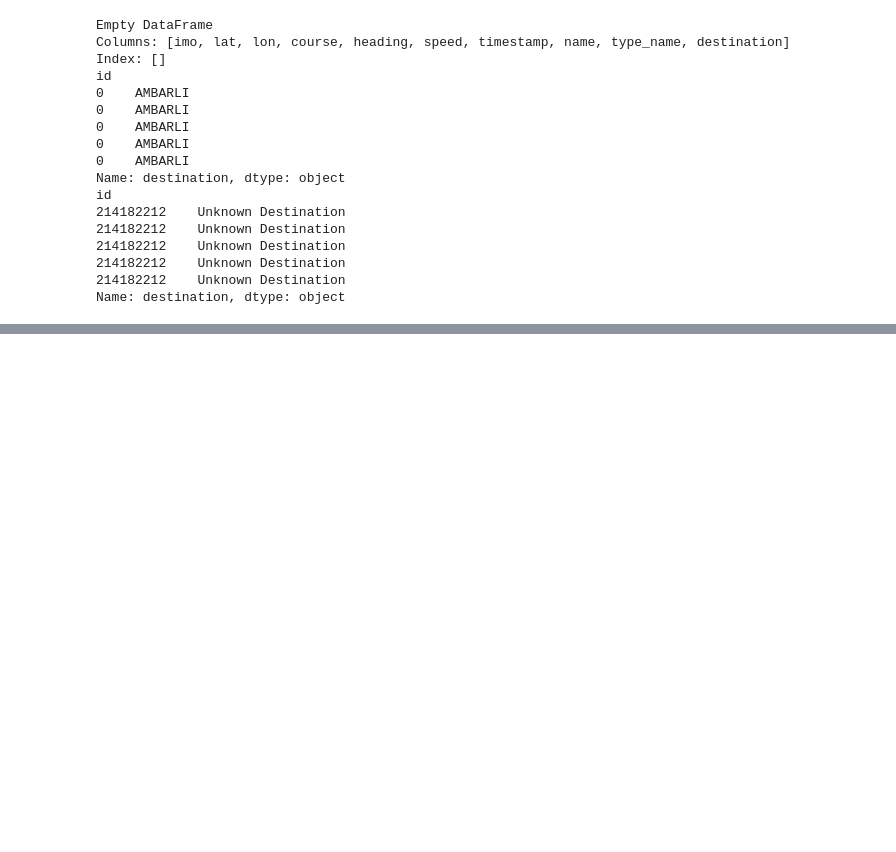
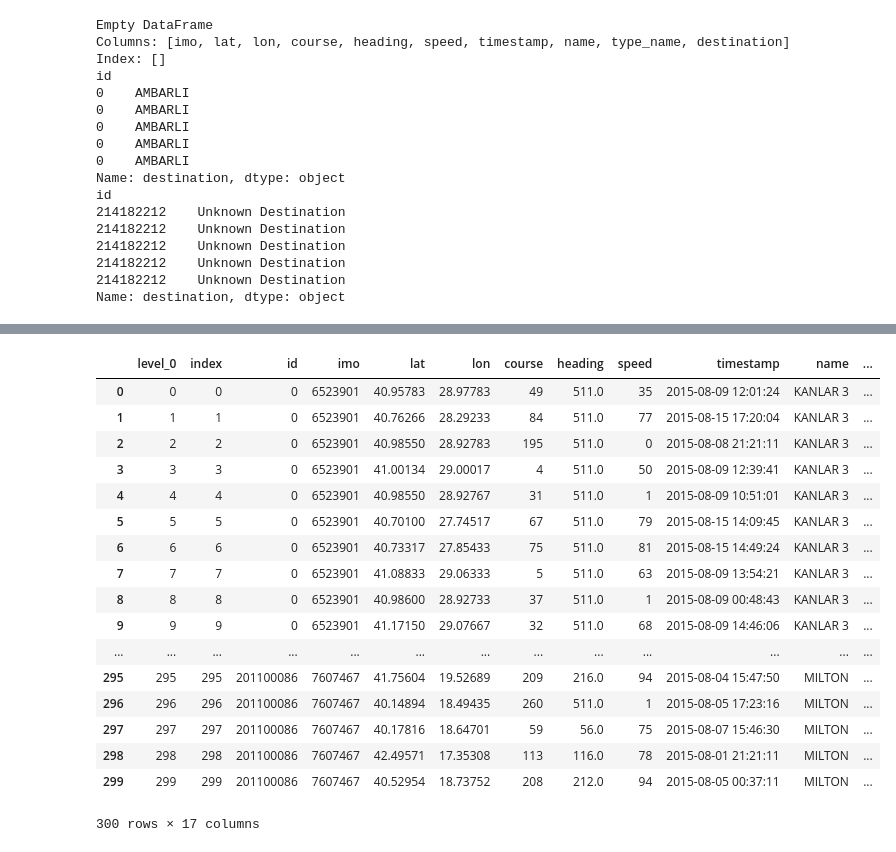
Before and after one commit to chara-b/shipstracking, a Jupyter notebook: Untitled.ipynb, the cells around one changed output, grey strips where cells are left out. Cells and saved outputs as stored; diff of their text form; code cells hidden in the pictures; blank space fills up the shorter version.

```diff
--- a/Untitled.ipynb
+++ b/Untitled.ipynb
@@ -81,7 +81,8 @@ null_destination # true or false
 # %% [output]
 True
 # %%
-values = {'heading': 'Unknown Heading', 'destination': 'Unknown Destination'}
+#values = {'heading': 'Unknown Heading', 'destination': 'Unknown Destination'}
+values = {'destination': 'Unknown Destination'}
 df = df.fillna(value=values) # fill nans of only the heading column's and destination column's
 # %%
 # group features over id and calculate inner heading value by mean value or something somehow
@@ -323,6 +279,11 @@ df with id as a column and normal indexing
-# %%
-
-
-for i in range(0, len(df)):
-    if (df.loc[i-1, 'id']):
-        df.loc[i, 'DS'] = df.loc[i, 'id'] - df.loc[i-1, 'id'] # df here has normal values as index
+# %%
+df_non_anchored = df.loc[groupsize[groupsize > 1].reset_index()['id'], :] # krata mono tis theseis ekeines oste na boroume na ipologisoume to DS afou exoume se autes
+# tis theseis toulaxiston 2 points gia na boroume na to ipologisoume
+
+# these groups have tranjectories with more than 2 points inside that's the difference with the
+# above groups and here we're grouping the new df which contains tranjectories with more than 2 points from above for loop
+
+print('df_non_anchored')
+print(df_non_anchored.head(5))
+print('df_non_anchored length')
+print(len(df_non_anchored))
@@ -329,2 +312,45 @@ for i in range(0, len(df)):
+# %%
+# calculate ΔS, Drift, ΔC columns and attach them to df
+# invert index and make it a column for a while now that we have sorted by this id index our df just
+# to return back to normal indexing so we can go back and forth and calculate the difference DS over the speed column
+# because after sorting the id index we had the same index for multiple lines since it was representing the id of a whole group
+# of points of the tranjectory of the ship ...
+
+
+df_non_anchored.sort_index()
+df_non_anchored['DS'] = df_non_anchored['speed'].diff()
+df_non_anchored['heading'].fillna(method='ffill')
+df_non_anchored['Drift'] = df_non_anchored['course'] - df_non_anchored['heading']
+df_non_anchored['DC'] = df_non_anchored['course'].diff()
+df_non_anchored = df_non_anchored.reset_index()
+
+#find the changing id phase and set that value of that field in below columns as the same value of the speed
+#and course are respectively, this is happening because at that phase we have no previous value as we are entering a new tranjectory
+#and we need to calculate DS and DC which are two parameters that need previous values for their computation
+df_non_anchored.loc[df_non_anchored['id'] != df_non_anchored['id'].shift(1), 'DS'] = df_non_anchored['speed']
+df_non_anchored.loc[df_non_anchored['id'] != df_non_anchored['id'].shift(1), 'DC'] = df_non_anchored['course']
+
+
+
+df_non_anchored.head(300)
+# %% [output]
+|  | level_0 | index | id | imo | lat | lon | course | heading | speed | timestamp | name | ... |
+| 0 | 0 | 0 | 0 | 6523901 | 40.95783 | 28.97783 | 49 | 511.0 | 35 | 2015-08-09 12:01:24 | KANLAR 3 | ... |
+| 1 | 1 | 1 | 0 | 6523901 | 40.76266 | 28.29233 | 84 | 511.0 | 77 | 2015-08-15 17:20:04 | KANLAR 3 | ... |
+| 2 | 2 | 2 | 0 | 6523901 | 40.98550 | 28.92783 | 195 | 511.0 | 0 | 2015-08-08 21:21:11 | KANLAR 3 | ... |
+| 3 | 3 | 3 | 0 | 6523901 | 41.00134 | 29.00017 | 4 | 511.0 | 50 | 2015-08-09 12:39:41 | KANLAR 3 | ... |
+| 4 | 4 | 4 | 0 | 6523901 | 40.98550 | 28.92767 | 31 | 511.0 | 1 | 2015-08-09 10:51:01 | KANLAR 3 | ... |
+| 5 | 5 | 5 | 0 | 6523901 | 40.70100 | 27.74517 | 67 | 511.0 | 79 | 2015-08-15 14:09:45 | KANLAR 3 | ... |
+| 6 | 6 | 6 | 0 | 6523901 | 40.73317 | 27.85433 | 75 | 511.0 | 81 | 2015-08-15 14:49:24 | KANLAR 3 | ... |
+| 7 | 7 | 7 | 0 | 6523901 | 41.08833 | 29.06333 | 5 | 511.0 | 63 | 2015-08-09 13:54:21 | KANLAR 3 | ... |
+| 8 | 8 | 8 | 0 | 6523901 | 40.98600 | 28.92733 | 37 | 511.0 | 1 | 2015-08-09 00:48:43 | KANLAR 3 | ... |
+| 9 | 9 | 9 | 0 | 6523901 | 41.17150 | 29.07667 | 32 | 511.0 | 68 | 2015-08-09 14:46:06 | KANLAR 3 | ... |
+| ... | ... | ... | ... | ... | ... | ... | ... | ... | ... | ... | ... | ... |
+| 295 | 295 | 295 | 201100086 | 7607467 | 41.75604 | 19.52689 | 209 | 216.0 | 94 | 2015-08-04 15:47:50 | MILTON | ... |
+| 296 | 296 | 296 | 201100086 | 7607467 | 40.14894 | 18.49435 | 260 | 511.0 | 1 | 2015-08-05 17:23:16 | MILTON | ... |
+| 297 | 297 | 297 | 201100086 | 7607467 | 40.17816 | 18.64701 | 59 | 56.0 | 75 | 2015-08-07 15:46:30 | MILTON | ... |
+| 298 | 298 | 298 | 201100086 | 7607467 | 42.49571 | 17.35308 | 113 | 116.0 | 78 | 2015-08-01 21:21:11 | MILTON | ... |
+| 299 | 299 | 299 | 201100086 | 7607467 | 40.52954 | 18.73752 | 208 | 212.0 | 94 | 2015-08-05 00:37:11 | MILTON | ... |
+300 rows × 17 columns
 # %%
 df.loc[(df['column_name'] >= A) & (df['column_name'] <= B)]
```
Also changed, not shown: parts of 9 cells of this notebook.
